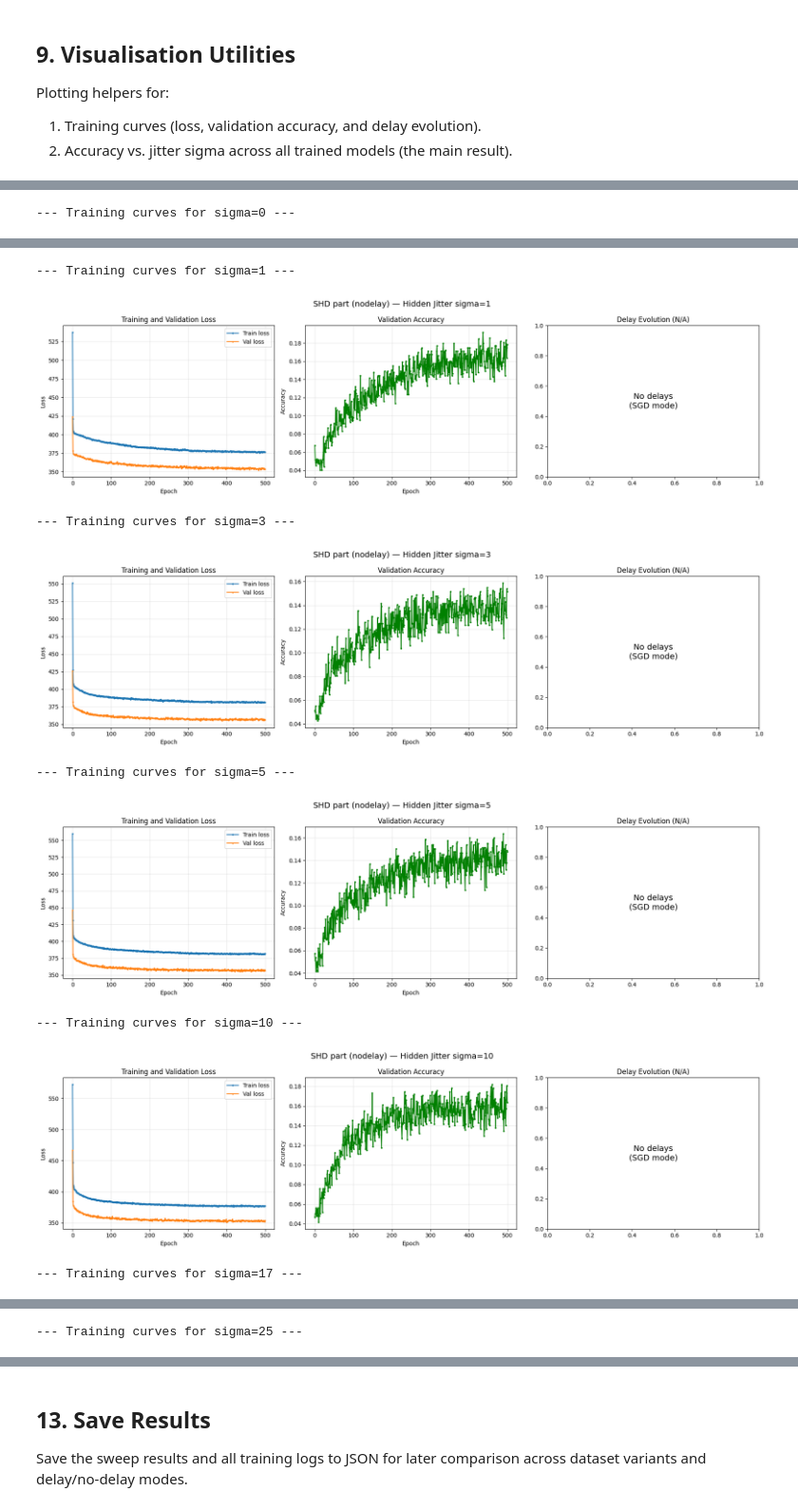
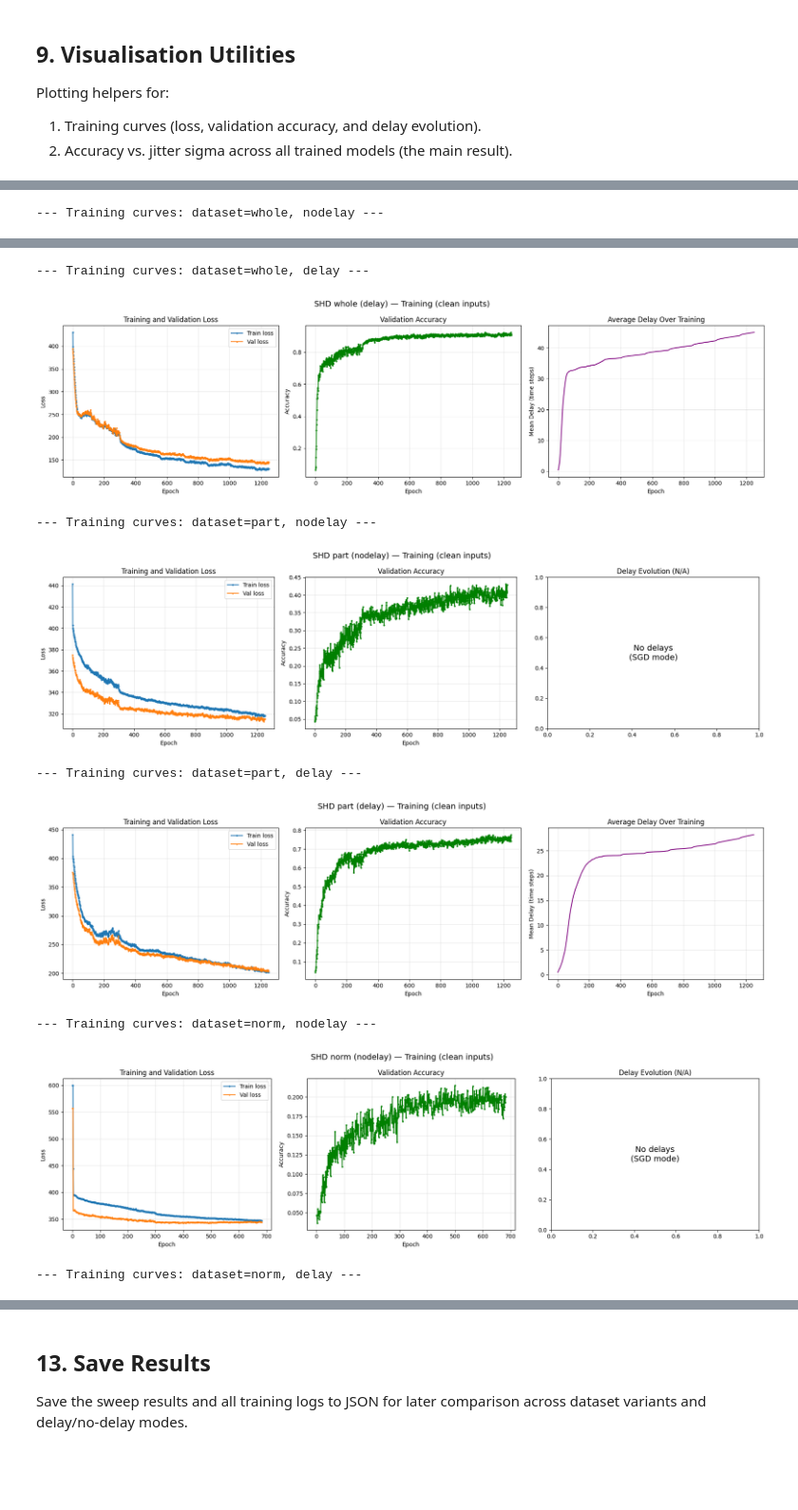
Before and after one commit to Laaaaack/beyond-beyond-rate, a Jupyter notebook: my_project/code/perturbation/jitter/jitter_train.ipynb, the cells around one changed output, grey strips where cells are left out. Shown at 95% size. Cells and saved outputs as stored; diff of their text form; code cells hidden in the pictures; blank space fills up the shorter version.

Commit message:
jitter and shift completed

```diff
--- a/my_project/code/perturbation/jitter/jitter_train.ipynb
+++ b/my_project/code/perturbation/jitter/jitter_train.ipynb
@@ -478,7 +516,6 @@ def build_loss_and_optimizer(
 def train_model(
     train_loader: DataLoader,
     val_loader: DataLoader,
-    sigma: float,
     input_dim: int = INPUT_DIM,
     hidden_units: int = HIDDEN_UNITS,
     num_classes: int = NUM_CLASSES,
@@ -489,16 +526,14 @@ def train_model(
     seed: int = SEED,
     patience: int = EARLY_STOP_PATIENCE,
 ) -> tuple[JitterSHDNetwork, dict]:
-    """Train a JitterSHDNetwork with hidden-layer jitter.
+    """Train a JitterSHDNetwork on unperturbed inputs.
 
-    A new model is created and trained from scratch. Per-spike jitter
-    with the given sigma is applied at the 1st hidden layer during
-    every training forward pass.
+    Trains a single model using clean forward passes. Jitter is applied
+    only at evaluation time via ``forward_with_hidden_perturbation``.
 
     Args:
         train_loader: Training DataLoader.
         val_loader: Validation DataLoader.
-        sigma: Jitter std dev applied at hidden layer during training.
         input_dim: Number of input neurons.
         hidden_units: Hidden layer size.
         num_classes: Number of output classes.
@@ -539,9 +574,9 @@ def train_model(
     }
 
     total_steps = epochs * len(train_loader)
-    with tqdm(total=total_steps, desc=f"Training sigma={sigma}") as pbar:
+    with tqdm(total=total_steps, desc="Training (clean)") as pbar:
         for epoch in range(epochs):
-            # --- Train ---
+            # --- Train (clean forward) ---
             net.train()
             batch_losses = []
 
@@ -554,8 +589,7 @@ def train_model(
                 )
                 target.scatter_(1, y_batch[:, None, None, None, None], 1.0)
 
-                # Forward with hidden-layer jitter
-                outputs = net(x_batch, sigma=sigma)
+                outputs = net(x_batch)
                 loss = loss_fn.numSpikes(outputs, target)
 
                 optimizer.zero_grad()
@@ -591,7 +625,7 @@ def train_model(
                                 update2 = 0
                     net.clamp_delays(thea1, thea2)
 
-            # --- Validate (with same jitter) ---
+            # --- Validate (clean forward — no perturbation) ---
             net.eval()
             val_loss = 0.0
             correct = 0
@@ -610,7 +644,7 @@ def train_model(
                         1, y_batch[:, None, None, None, None], 1.0
                     )
 
-                    outputs = net(x_batch, sigma=sigma)
+                    outputs = net(x_batch)
                     val_loss += loss_fn.numSpikes(outputs, target).item()
 
                     pred = snn.predict.getClass(outputs)
@@ -694,7 +729,7 @@ def test_with_jitter(
             x_batch = x_batch.unsqueeze(2).unsqueeze(3).float().to(device)
             y_batch = y_batch.to(device)
 
-            outputs = net(x_batch, sigma=sigma)
+            outputs = net.forward_with_hidden_perturbation(x_batch, sigma=sigma)
             predicted = snn.predict.getClass(outputs)
 
             total += y_batch.size(0)
@@ -928,6 +1106,10 @@ Show training curves for each sigma value.
 # %%
-for sigma in SIGMA_VALUES:
-    print(f"\n--- Training curves for sigma={sigma} ---")
-    plot_training_curves(all_training_logs[sigma], sigma=sigma)
+for (_dk, _ud), _run in all_runs.items():
+    print(f"\n--- Training curves: dataset={_dk}, {_run['delay_tag']} ---")
+    plot_training_curves(
+        _run["training_log"],
+        dataset_key=_dk,
+        delay_tag=_run["delay_tag"],
+    )
 # %% [output]
---- Training curves for sigma=0 ---
+--- Training curves: dataset=whole, nodelay ---
@@ -935,9 +1117,9 @@ for sigma in SIGMA_VALUES:
---- Training curves for sigma=1 ---
+--- Training curves: dataset=whole, delay ---
-[figure, old version]
+[figure, new version]
---- Training curves for sigma=3 ---
+--- Training curves: dataset=part, nodelay ---
-[figure, old version]
+[figure, new version]
---- Training curves for sigma=5 ---
+--- Training curves: dataset=part, delay ---
-[figure, old version]
+[figure, new version]
---- Training curves for sigma=10 ---
+--- Training curves: dataset=norm, nodelay ---
-[figure, old version]
+[figure, new version]
---- Training curves for sigma=17 ---
+--- Training curves: dataset=norm, delay ---
@@ -945 +1126,0 @@ for sigma in SIGMA_VALUES:
---- Training curves for sigma=25 ---
```
Also changed, not shown: parts of 17 cells of this notebook, 51 other files.
